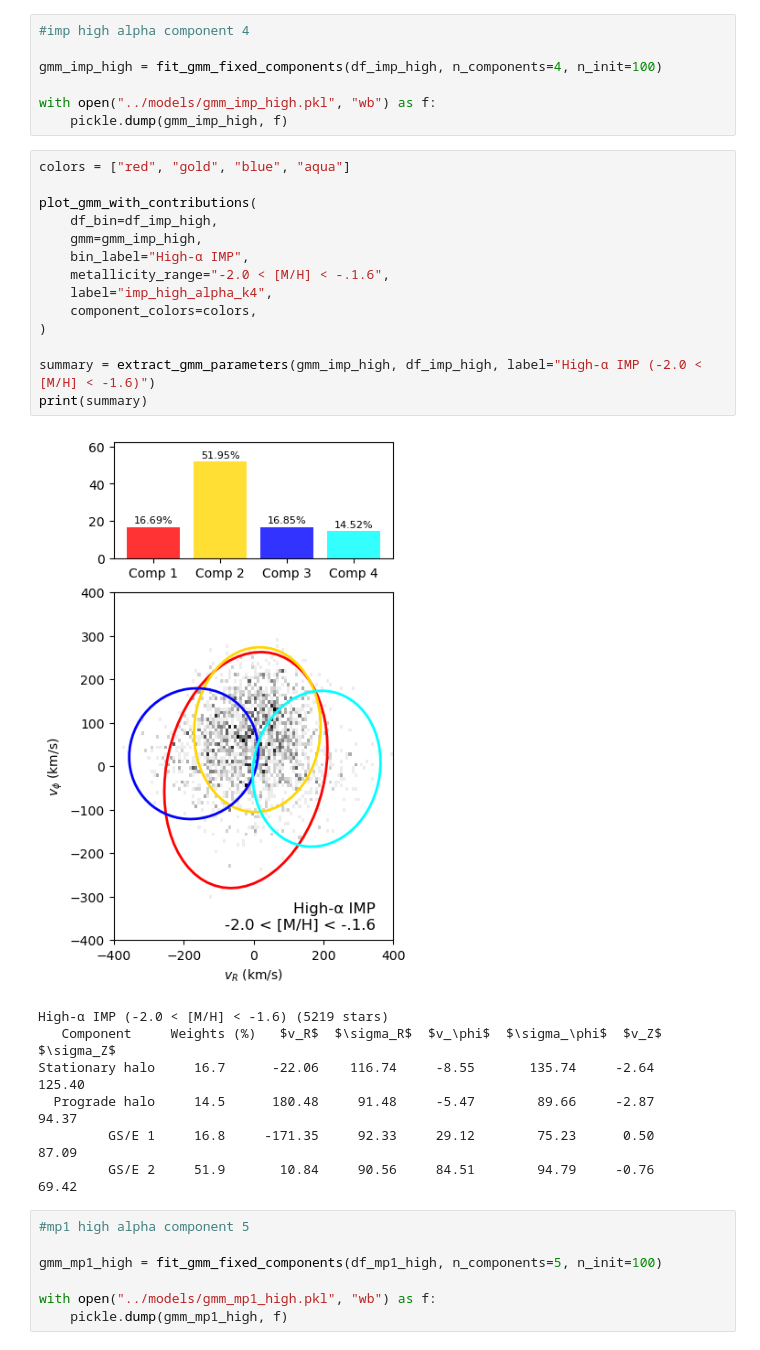
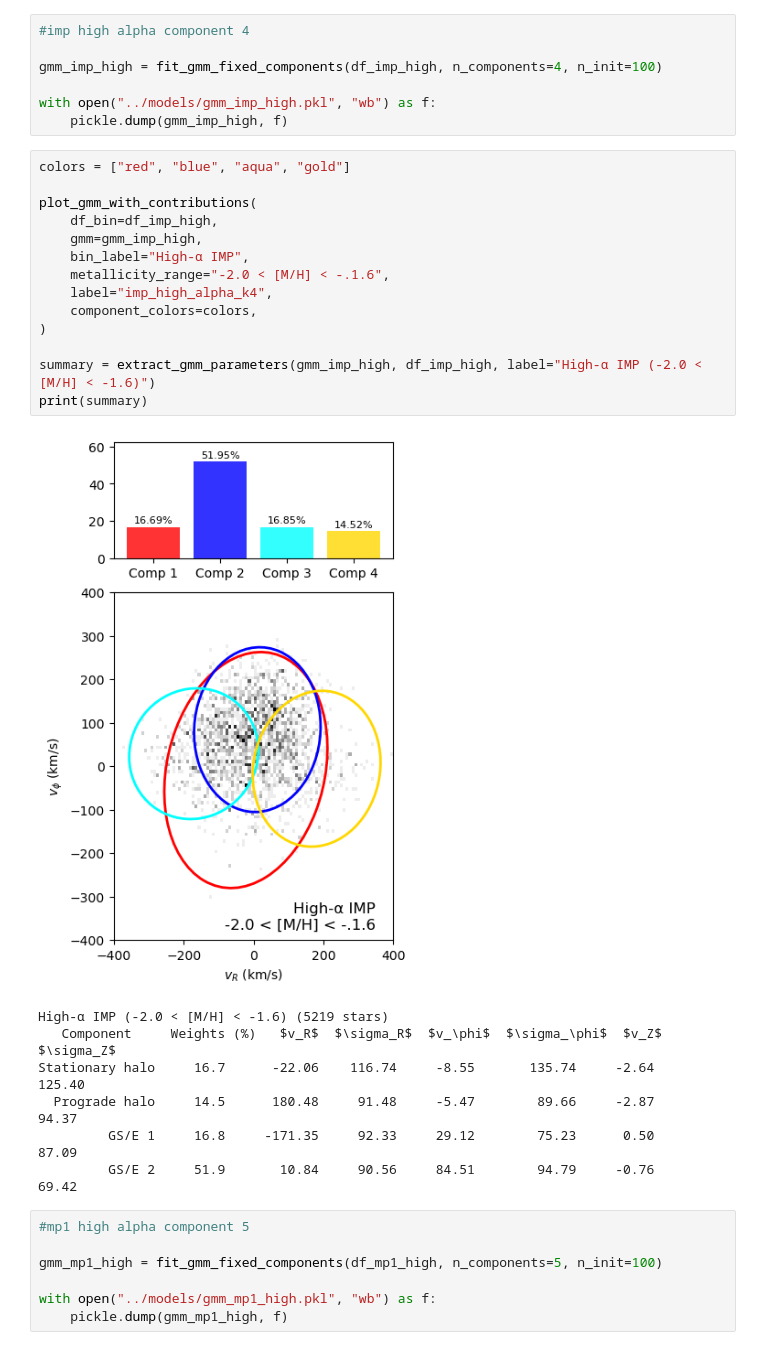
Before and after one commit to raunaq-rai/Disentangling-the-Milky-Way-using-GMM, a Jupyter notebook: notebooks/Viswanathan_GMM.ipynb, the cells around one changed output. Drawn from its saved outputs; the diff is of its cells as text.

```diff
--- a/notebooks/Viswanathan_GMM.ipynb
+++ b/notebooks/Viswanathan_GMM.ipynb
@@ -282,21 +282,21 @@ gmm_imp_high = fit_gmm_fixed_components(df_imp_high, n_components=4, n_init=100)
 with open("../models/gmm_imp_high.pkl", "wb") as f:
     pickle.dump(gmm_imp_high, f)
 # %%
-colors = ["red", "gold", "blue", "aqua"]
+colors = ["red", "blue", "aqua", "gold"]
 
 plot_gmm_with_contributions(
     df_bin=df_imp_high,
     gmm=gmm_imp_high,
     bin_label="High-α IMP",
     metallicity_range="-2.0 < [M/H] < -.1.6",
     label="imp_high_alpha_k4",
     component_colors=colors,
 )
 
 summary = extract_gmm_parameters(gmm_imp_high, df_imp_high, label="High-α IMP (-2.0 < [M/H] < -1.6)")
 print(summary)
 # %% [output]
-[figure, old version]
+[figure, new version]
 High-α IMP (-2.0 < [M/H] < -1.6) (5219 stars)
    Component     Weights (%)   $v_R$  $\sigma_R$  $v_\phi$  $\sigma_\phi$  $v_Z$  $\sigma_Z$
 Stationary halo     16.7      -22.06    116.74     -8.55       135.74     -2.64     125.40
```
Also changed, not shown: parts of 4 cells of this notebook, 6 other files.
